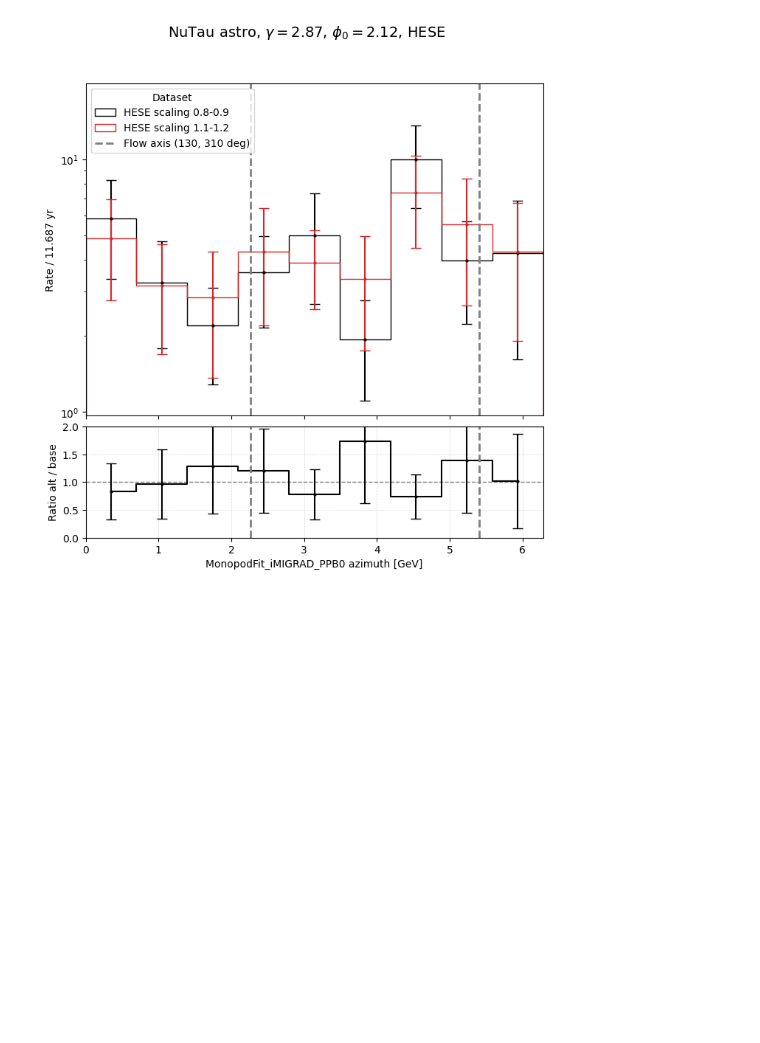
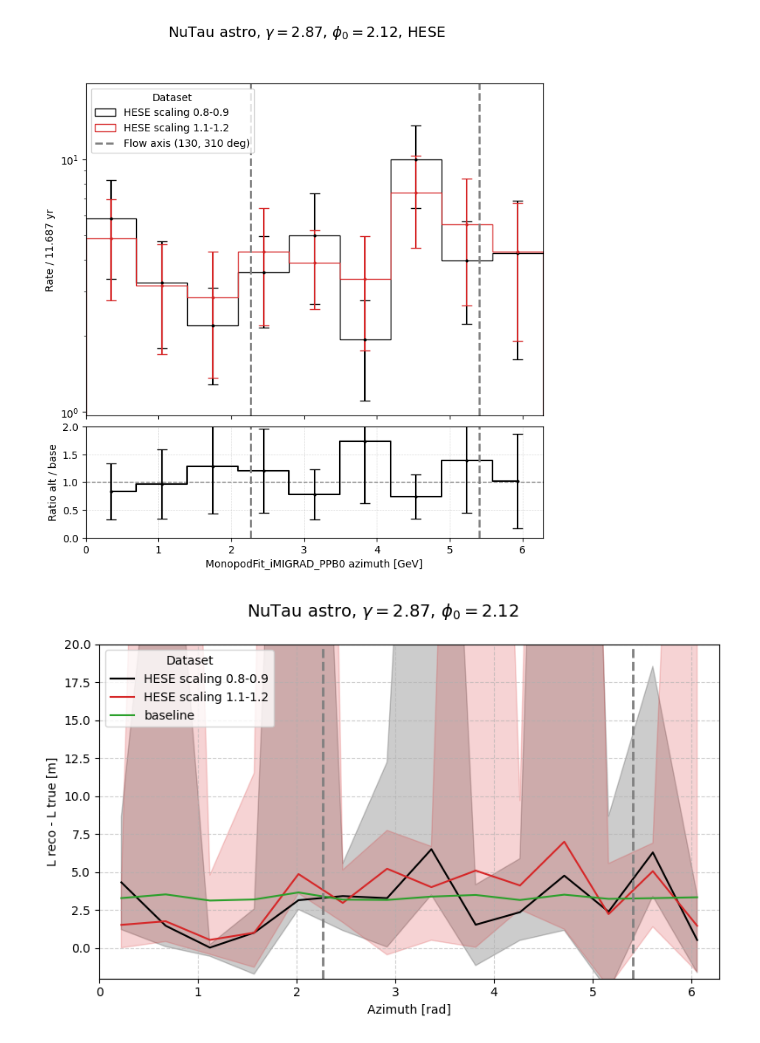
Before and after one commit to icecube/reco_processing, a Jupyter notebook: notebooks/benchmark_snowstorm_iceprod/study_anisotropy_test_crystal_density.ipynb, the cells around one changed output. Drawn from its saved outputs; the diff is of its cells as text; code cells hidden in the pictures; blank space fills up the shorter version.

```diff
--- a/notebooks/benchmark_snowstorm_iceprod/study_anisotropy_test_crystal_density.ipynb
+++ b/notebooks/benchmark_snowstorm_iceprod/study_anisotropy_test_crystal_density.ipynb
@@ -389,3 +390,88 @@ compare_dataset_flavor_single( base_key = "snowstorm_iceprod_test_crystal_densit
 # %% [output]
 [figure]
 [figure]
+# %%
+from scipy.stats import binned_statistic
+
+def compare_length_azimuth_flavor_single(base_key="snowstorm_iceprod_test_crystal_density_low_HESE",
+                                         alt_key="snowstorm_iceprod_test_crystal_density_high_HESE",
+                                         flow_axis=True):
+    """Compare reconstructed length bias vs azimuth for NuTau."""
+
+    flavor = "NuTau"
+
+    # Define azimuth bins (e.g., 0 to 2π)
+    bins = np.linspace(0, 2*np.pi, 15)  # 10° bins
+    bin_centers = 0.5 * (bins[:-1] + bins[1:])
+
+    fig, ax = plt.subplots(figsize=(8, 5))
+    fig.suptitle(rf"{flavor} astro, $\gamma=2.87$, $\phi_0=2.12$", fontsize=14)
+
+    # Extract variables and weights from both datasets
+    RecoL_base = simulation_datasets[base_key][flavor]["weighter"].get_column("TaupedeFit_iMIGRAD_PPB0", "length")
+    TrueL_base = simulation_datasets[base_key][flavor]["weighter"].get_column("cc", "length")
+    bias_base = RecoL_base - TrueL_base
+    # Azimuth_base = simulation_datasets[base_key][flavor]["weighter"].get_column("TaupedeFit_iMIGRAD_PPB0", "azimuth")
+    Azimuth_base = simulation_datasets[base_key][flavor]["weighter"].get_column("I3MCWeightDict", "PrimaryNeutrinoAzimuth")
+    weights_base = simulation_datasets[base_key][flavor]["weighter"].get_weights(AstroFluxModel_HESE) * livetime_s
+
+    RecoL_alt = simulation_datasets[alt_key][flavor]["weighter"].get_column("TaupedeFit_iMIGRAD_PPB0", "length")
+    TrueL_alt = simulation_datasets[alt_key][flavor]["weighter"].get_column("cc", "length")
+    bias_alt = RecoL_alt - TrueL_alt
+    # Azimuth_alt = simulation_datasets[alt_key][flavor]["weighter"].get_column("TaupedeFit_iMIGRAD_PPB0", "azimuth")
+    Azimuth_alt = simulation_datasets[alt_key][flavor]["weighter"].get_column("I3MCWeightDict", "PrimaryNeutrinoAzimuth")
+    weights_alt = simulation_datasets[alt_key][flavor]["weighter"].get_weights(AstroFluxModel_HESE) * livetime_s
+
+    # baseline
+    RecoL_baseline = simulation_datasets["evtgen_v4_rec_v9"][flavor]["weighter"].get_column("TaupedeFit_iMIGRAD_PPB0", "length")
+    TrueL_baseline = simulation_datasets["evtgen_v4_rec_v9"][flavor]["weighter"].get_column("cc", "length")
+    bias_baseline = RecoL_baseline - TrueL_baseline
+    Azimuth_baseline = simulation_datasets["evtgen_v4_rec_v9"][flavor]["weighter"].get_column("TaupedeFit_iMIGRAD_PPB0", "azimuth")
+    weights_baseline = simulation_datasets["evtgen_v4_rec_v9"][flavor]["weighter"].get_weights(AstroFluxModel_HESE) * livetime_s
+
+
+    # Compute weighted median bias per azimuth bin
+    # scipy.stats.binned_statistic doesn’t have a weighted median, so we’ll do unweighted median:
+    median_base, _, _ = binned_statistic(Azimuth_base, bias_base, statistic='median', bins=bins)
+    median_alt, _, _ = binned_statistic(Azimuth_alt, bias_alt, statistic='median', bins=bins)
+    median_baseline, _, _ = binned_statistic(Azimuth_baseline, bias_baseline, statistic='median', bins=bins)
+
+    # Optional: 16–84 percentile spread
+    def percentile_stat(x, q):
+        return np.percentile(x, q) if len(x) > 0 else np.nan
+    p16_base, _, _ = binned_statistic(Azimuth_base, bias_base, statistic=lambda x: percentile_stat(x, 25), bins=bins)
+    p84_base, _, _ = binned_statistic(Azimuth_base, bias_base, statistic=lambda x: percentile_stat(x, 75), bins=bins)
+    p16_alt, _, _ = binned_statistic(Azimuth_alt, bias_alt, statistic=lambda x: percentile_stat(x, 25), bins=bins)
+    p84_alt, _, _ = binned_statistic(Azimuth_alt, bias_alt, statistic=lambda x: percentile_stat(x, 75), bins=bins)
+
+    # --- Plot median bias vs azimuth ---
+    ax.plot(bin_centers, median_base, color='black', label=dataset_label_dict[base_key])
+    ax.fill_between(bin_centers, p16_base, p84_base, color='black', alpha=0.2)
+
+    ax.plot(bin_centers, median_alt, color='C3', label=dataset_label_dict[alt_key])
+    ax.fill_between(bin_centers, p16_alt, p84_alt, color='C3', alpha=0.2)
+
+    ax.plot(bin_centers, median_baseline, color='C2', label="baseline")
+
+
+    ax.set_xlabel("Azimuth [rad]")
+    ax.set_ylabel("L reco - L true [m]")
+    ax.set_xlim(0, 2*np.pi)
+    ax.set_ylim(-2, 20)
+    ax.grid(True, linestyle='--', alpha=0.6)
+    ax.legend(title="Dataset")
+
+    # Flow axis markers
+    if flow_axis:
+        for phi in [130*np.pi/180, 310*np.pi/180]:
+            ax.axvline(x=phi, color='grey', linestyle='--', linewidth=2)
+
+    plt.savefig(f"{plotting_path}/length_azimuth_{base_key}_vs_{alt_key}_trueAzimuth.pdf")
+
+
+    plt.tight_layout()
+    plt.show()
+
+compare_length_azimuth_flavor_single()
+# %% [output]
+[figure, added]
```
Also changed, not shown: parts of 3 cells of this notebook, 8 other files.
